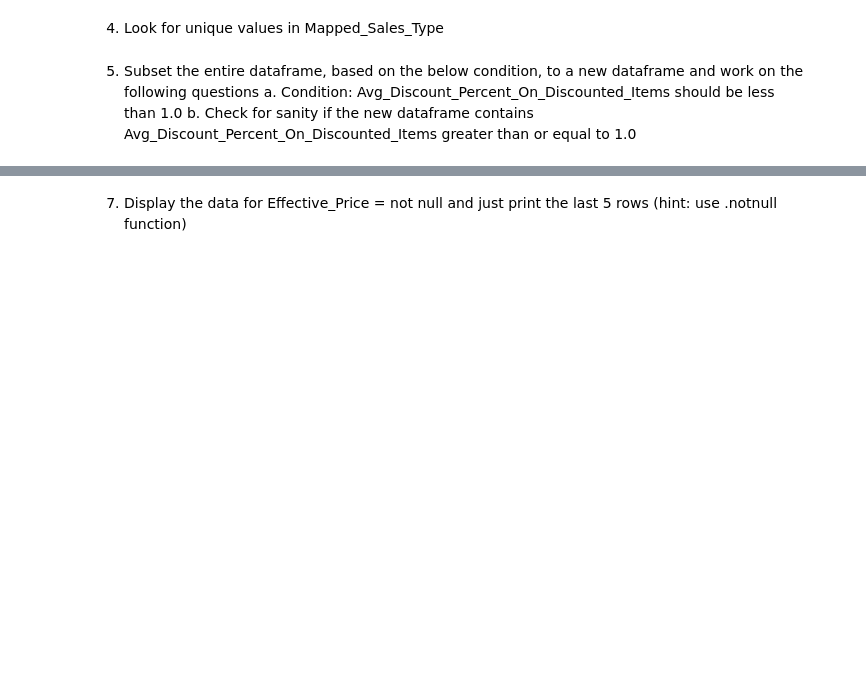
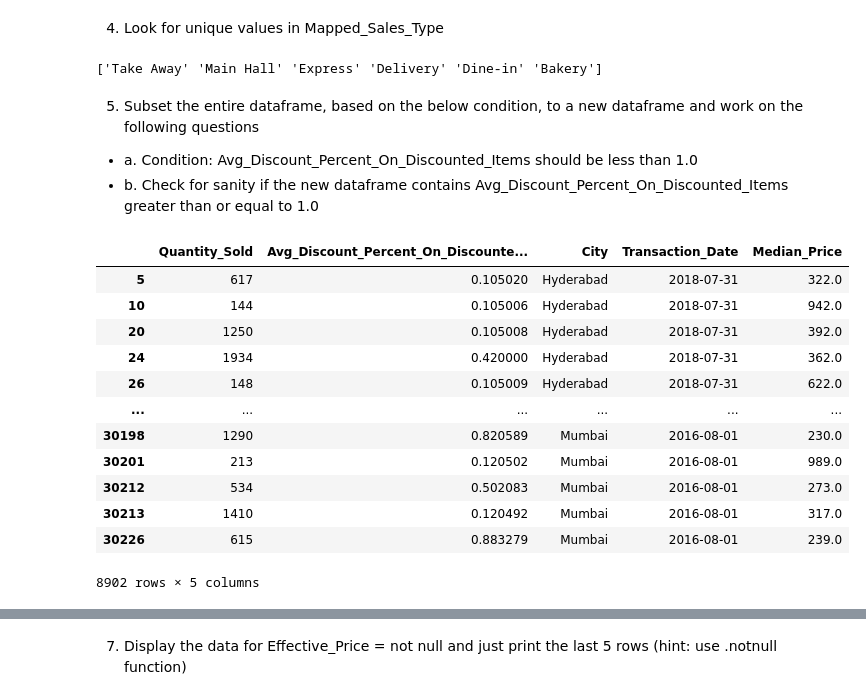
Before and after one commit to naga-sk/DataScienceTraining-Assignments, a Jupyter notebook: Pandas_Assignment_2.ipynb, the cells around one changed output, grey strips where cells are left out. Drawn from its saved outputs; the diff is of its cells as text; code cells hidden in the pictures; blank space fills up the shorter version.

```diff
--- a/Pandas_Assignment_2.ipynb
+++ b/Pandas_Assignment_2.ipynb
@@ -11,8 +83,29 @@
 # %% [markdown]
 4.	Look for unique values in Mapped_Sales_Type
+# %%
+print(df['Mapped_Sales_Type'].unique())
+# %% [output]
+['Take Away' 'Main Hall' 'Express' 'Delivery' 'Dine-in' 'Bakery']
 # %% [markdown]
 5.	Subset the entire dataframe, based on the below condition, to a new dataframe and work on the following questions
-a.	Condition: Avg_Discount_Percent_On_Discounted_Items should be less than 1.0
-b.	Check for sanity if the new dataframe contains Avg_Discount_Percent_On_Discounted_Items greater than or equal to 1.0
+* a.	Condition: Avg_Discount_Percent_On_Discounted_Items should be less than 1.0
+* b.	Check for sanity if the new dataframe contains Avg_Discount_Percent_On_Discounted_Items greater than or equal to 1.0
+# %%
+adipodi_subset = df.loc[df['Avg_Discount_Percent_On_Discounted_Items']<1.0]
+adipodi_subset[{"City", "Transaction_Date", "Quantity_Sold", "Median_Price", 'Avg_Discount_Percent_On_Discounted_Items'}]
+# %% [output]
+|  | Quantity_Sold | Avg_Discount_Percent_On_Discounte... | City | Transaction_Date | Median_Price |
+| 5 | 617 | 0.105020 | Hyderabad | 2018-07-31 | 322.0 |
+| 10 | 144 | 0.105006 | Hyderabad | 2018-07-31 | 942.0 |
+| 20 | 1250 | 0.105008 | Hyderabad | 2018-07-31 | 392.0 |
+| 24 | 1934 | 0.420000 | Hyderabad | 2018-07-31 | 362.0 |
+| 26 | 148 | 0.105009 | Hyderabad | 2018-07-31 | 622.0 |
+| ... | ... | ... | ... | ... | ... |
+| 30198 | 1290 | 0.820589 | Mumbai | 2016-08-01 | 230.0 |
+| 30201 | 213 | 0.120502 | Mumbai | 2016-08-01 | 989.0 |
+| 30212 | 534 | 0.502083 | Mumbai | 2016-08-01 | 273.0 |
+| 30213 | 1410 | 0.120492 | Mumbai | 2016-08-01 | 317.0 |
+| 30226 | 615 | 0.883279 | Mumbai | 2016-08-01 | 239.0 |
+8902 rows × 5 columns
 # %% [markdown]
 6.	Groupby 'City', 'Mapped_Sales_Type', 'Mapped_Item_Code', 'Transaction_Date' and perform following aggregate operations on respective columns as mentioned (note: Only one groupby to do all the below aggregations)
```
Also changed, not shown: parts of 15 cells of this notebook.
